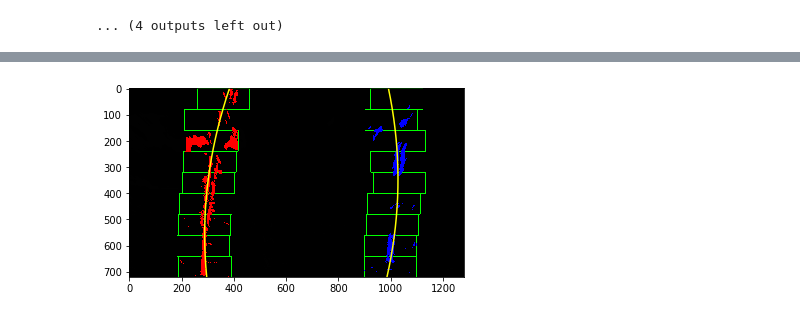
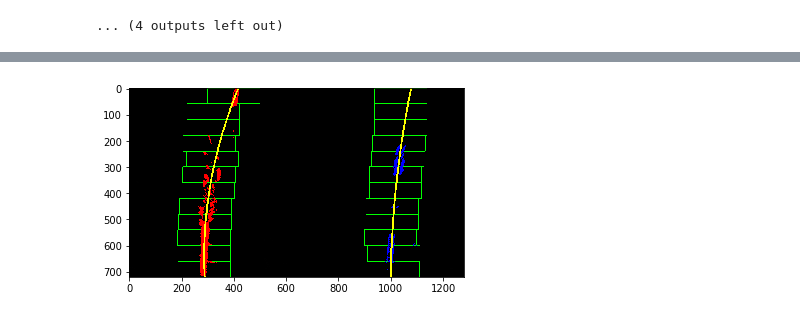
Before and after one commit to rdhelli/CarND-Advanced-Lane-Lines, a Jupyter notebook: project.ipynb, the cells around one changed output, grey strips where cells are left out. Saved outputs shown, nothing was run; the diff lists cells and outputs as text; code cells hidden in the pictures.

```diff
--- a/project.ipynb
+++ b/project.ipynb
@@ -231,7 +245,15 @@ import matplotlib.image as mpimg
 import matplotlib.pyplot as plt
 import cv2
 
-def find_lane_pixels(binary_warped):
+# HYPERPARAMETERS
+# Choose the number of sliding windows
+nwindows = 12
+# Set the width of the windows +/- margin
+margin = 100
+# Set minimum number of pixels found to recenter window
+minpix = 50
+
+def find_lane_sliding_windows(binary_warped):
     # Take a histogram of the bottom half of the image
     histogram = np.sum(binary_warped[binary_warped.shape[0]//2:,:], axis=0)
     # Create an output image to draw on and visualize the result
@@ -241,14 +263,6 @@ def find_lane_pixels(binary_warped):
     midpoint = np.int(histogram.shape[0]//2)
     leftx_base = np.argmax(histogram[:midpoint])
     rightx_base = np.argmax(histogram[midpoint:]) + midpoint
-
-    # HYPERPARAMETERS
-    # Choose the number of sliding windows
-    nwindows = 9
-    # Set the width of the windows +/- margin
-    margin = 100
-    # Set minimum number of pixels found to recenter window
-    minpix = 50
 
     # Set height of windows - based on nwindows above and image shape
     window_height = np.int(binary_warped.shape[0]//nwindows)
@@ -297,12 +311,8 @@ def find_lane_pixels(binary_warped):
             rightx_current = np.int(np.mean(nonzerox[good_right_inds]))
 
     # Concatenate the arrays of indices (previously was a list of lists of pixels)
-    try:
-        left_lane_inds = np.concatenate(left_lane_inds)
-        right_lane_inds = np.concatenate(right_lane_inds)
-    except ValueError:
-        # Avoids an error if the above is not implemented fully
-        pass
+    left_lane_inds = np.concatenate(left_lane_inds)
+    right_lane_inds = np.concatenate(right_lane_inds)
 
     # Extract left and right line pixel positions
     leftx = nonzerox[left_lane_inds]
@@ -310,43 +320,39 @@ def find_lane_pixels(binary_warped):
     rightx = nonzerox[right_lane_inds]
     righty = nonzeroy[right_lane_inds]
 
-    return leftx, lefty, rightx, righty, out_img
-
-
-def fit_polynomial(binary_warped):
-    # Find our lane pixels first
-    leftx, lefty, rightx, righty, out_img = find_lane_pixels(binary_warped)
-
-    # Fit a second order polynomial to each using `np.polyfit`
-    left_fit = np.polyfit(lefty, leftx, 2)
-    right_fit = np.polyfit(righty, rightx, 2)
-
-    # Generate x and y values for plotting
-    ploty = np.linspace(0, binary_warped.shape[0]-1, binary_warped.shape[0] )
-    try:
-        left_fitx = left_fit[0]*ploty**2 + left_fit[1]*ploty + left_fit[2]
-        right_fitx = right_fit[0]*ploty**2 + right_fit[1]*ploty + right_fit[2]
-    except TypeError:
-        # Avoids an error if `left` and `right_fit` are still none or incorrect
-        print('The function failed to fit a line!')
-        left_fitx = 1*ploty**2 + 1*ploty
-        right_fitx = 1*ploty**2 + 1*ploty
-
-    ## Visualization ##
     # Colors in the left and right lane regions
     out_img[lefty, leftx] = [255, 0, 0]
     out_img[righty, rightx] = [0, 0, 255]
 
-    # Plots the left and right polynomials on the lane lines
-    ## plt.plot(left_fitx, ploty, color='yellow')
-    ## plt.plot(right_fitx, ploty, color='yellow')
+    return leftx, lefty, rightx, righty, out_img
 
-    return out_img, left_fitx, right_fitx, ploty
+left_fit_values = []
+right_fit_values = []
+def fit_poly(img_shape, leftx, lefty, rightx, righty):
+    # Fit a second order polynomial to each side
+    if leftx.shape[0] == 0 or rightx.shape[0] == 0:
+        return None, None, None
+    try:
+        left_fit = np.polyfit(lefty, leftx, 2)
+        right_fit = np.polyfit(righty, rightx, 2)
+    except:
+        return None, None, None
+    # left_fit_values.append(left_fit)
+    # right_fit_values.append(right_fit)
+    # Generate x and y values for plotting
+    ploty = np.linspace(0, img_shape[0]-1, img_shape[0])
+    # Calc both polynomials
+    left_fitx = left_fit[0]*ploty**2 + left_fit[1]*ploty + left_fit[2]
+    right_fitx = right_fit[0]*ploty**2 + right_fit[1]*ploty + right_fit[2]
+    return left_fitx, right_fitx, ploty #, left_curverad, right_curverad
 
 for img in binary_warped_images:
     plt.figure()
-    out_img, left_fitx, right_fitx, ploty = fit_polynomial(img)
-    plt.plot(left_fitx, ploty, color='yellow')
-    plt.plot(right_fitx, ploty, color='yellow')
-    plt.imshow(out_img)
+    leftx, lefty, rightx, righty, lane_pixels = find_lane_sliding_windows(img)
+    left_fitx, right_fitx, ploty = fit_poly(lane_pixels.shape,leftx,lefty,rightx,righty)
+    pts_left = np.vstack((left_fitx,ploty)).astype(np.int32).T
+    pts_right = np.vstack((right_fitx,ploty)).astype(np.int32).T
+    lane_pixels = cv2.polylines(lane_pixels,  [pts_left],  False,  (255, 255, 0),  5)
+    lane_pixels = cv2.polylines(lane_pixels,  [pts_right],  False,  (255, 255, 0),  5)
+    plt.imshow(lane_pixels)
 # %% [output]
@@ -359 +365 @@ for img in binary_warped_images:
-[figure, old version]
+[figure, new version]
```
Also changed, not shown: parts of 11 cells of this notebook, 3 other files.
